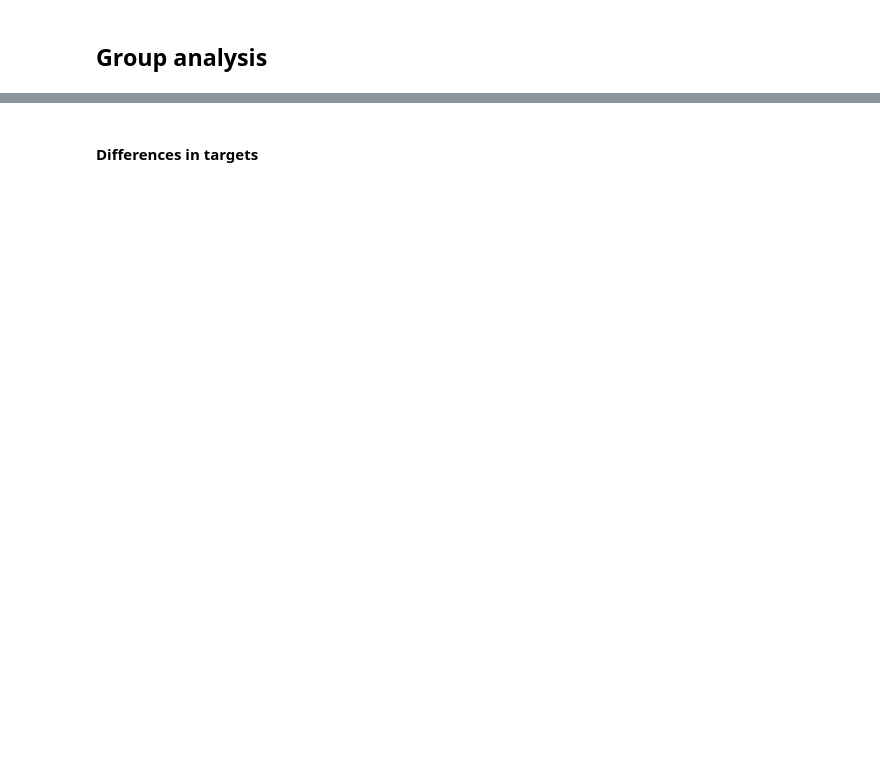
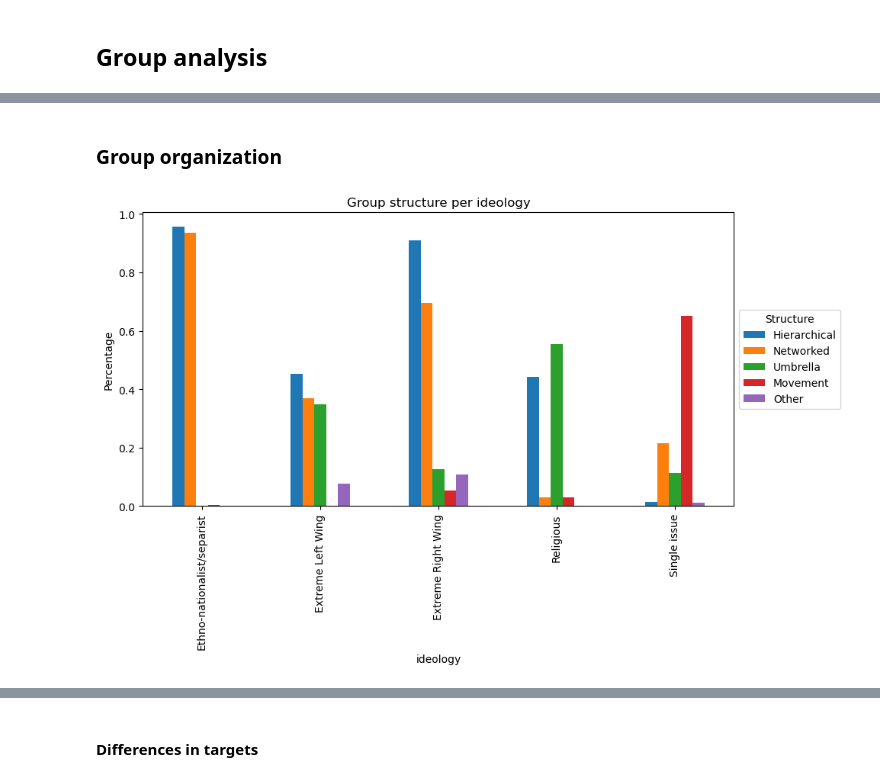
Before and after one commit to com-480-data-visualization/project-2023-yeravizard, a Jupyter notebook: scripts/terrorist_groups.ipynb, the cells around one changed output, grey strips where cells are left out. Drawn from its saved outputs; the diff is of its cells as text; code cells hidden in the pictures; blank space fills up the shorter version.

```diff
--- a/scripts/terrorist_groups.ipynb
+++ b/scripts/terrorist_groups.ipynb
@@ -142,0 +110,40 @@ dtype: int64
+# %% [markdown]
+### Group organization
+# %%
+#----------------------Group structure----------------------#
+# For each ideology, print percentages where STRUC_1 is 1, STRUC_2 is 1, STRUC_3 is 1, STRUC_4 is 1, STRUC_OTH is 1
+
+# initialize a dictionary where the key is (ideology, structure) and the value is the percentage
+ideology_structure = {}
+
+for i in range(5):
+    ideology = ideologies[i+1]
+    subset = GTD_gattacks[GTD_gattacks.dominant_ideology == i+1]
+    total_known_structure = len(subset[subset.STRUC_1 != -99])
+    for j in range(5):
+        structure = j+1
+        if j != 4:
+            ideology_structure[(ideology, structure)] = len(
+                subset[subset['STRUC_'+str(structure)] == 1])/total_known_structure
+        if j ==4:
+            ideology_structure[(ideology, structure)] = len(
+            subset[subset['STRUC_OTH'] == 1])/total_known_structure
+# %%
+# Now make a grouped bar chart with the percentages
+# Make a dataframe with the percentages
+ideology_structure_df = pd.DataFrame(columns=['ideology', 'structure', 'percentage'])
+for key in ideology_structure:
+    ideology_structure_df = ideology_structure_df.append({'ideology': key[0], 'structure': key[1], 'percentage': ideology_structure[key]}, ignore_index=True)
+
+ideology_structure_df.set_index(['ideology', 'structure'], inplace=True)
+
+# Now make a grouped bar chart with the percentages. The chart should not be stacked, the bars should be next to each other
+ideology_structure_df.unstack().plot(kind='bar', stacked=False, figsize=(10, 5))
+# Change the legend. The legend should be outside the plot, for each color we should display the structure (1: Hierarchical, 2: Networked, 3: Cell-like, 4: Fragmented, 5: Other)
+# Change the content of the legend
+plt.legend(title="Structure", loc='center left', bbox_to_anchor=(1, 0.5), labels=['Hierarchical', 'Networked', 'Umbrella', 'Movement', 'Other'])
+plt.title("Group structure per ideology")
+plt.ylabel("Percentage")
+plt.show()
+# %% [output]
+[figure, added]
```
Also changed, not shown: parts of 6 cells of this notebook, 3 other files.
